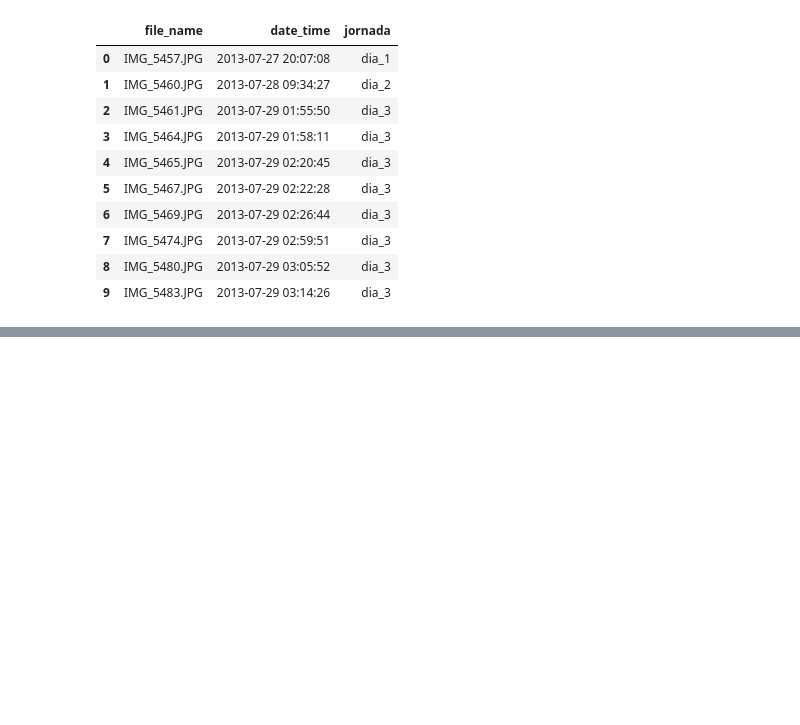
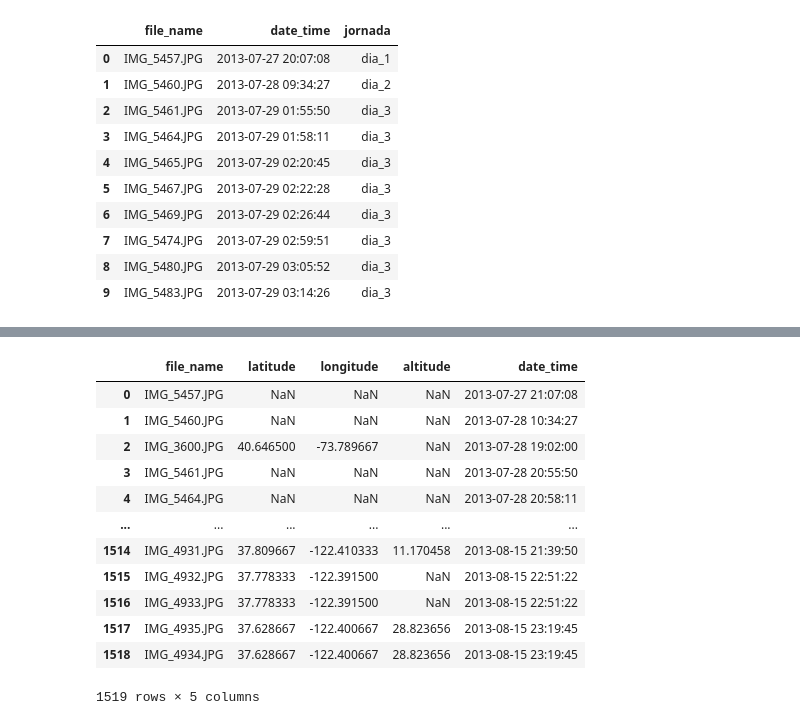
Before and after one commit to RubenMaestre/viaje_usa, a Jupyter notebook: cuadernos/cuaderno_1.ipynb, the cells around one changed output, grey strips where cells are left out. Cells and saved outputs as stored; diff of their text form; code cells hidden in the pictures; blank space fills up the shorter version.

```diff
--- a/cuadernos/cuaderno_1.ipynb
+++ b/cuadernos/cuaderno_1.ipynb
@@ -201,0 +223,6 @@ conteo_jornadas_df
+# %%
+# Convertir la columna date_time de df_1 a tipo datetime
+df_1['date_time'] = pd.to_datetime(df_1['date_time'], format='%Y:%m:%d %H:%M:%S', errors='coerce')
+
+# Convertir la columna date_time de df_2 a tipo datetime
+df_2['date_time'] = pd.to_datetime(df_2['date_time'], format='%Y:%m:%d %H:%M:%S', errors='coerce')
@@ -201,0 +306,19 @@ conteo_jornadas_df
+# %%
+# Ordenar el DataFrame por la columna date_time de menor a mayor
+df_unido = df_unido.sort_values(by='date_time').reset_index(drop=True)
+
+df_unido
+# %% [output]
+|  | file_name | latitude | longitude | altitude | date_time |
+| 0 | IMG_5457.JPG | NaN | NaN | NaN | 2013-07-27 21:07:08 |
+| 1 | IMG_5460.JPG | NaN | NaN | NaN | 2013-07-28 10:34:27 |
+| 2 | IMG_3600.JPG | 40.646500 | -73.789667 | NaN | 2013-07-28 19:02:00 |
+| 3 | IMG_5461.JPG | NaN | NaN | NaN | 2013-07-28 20:55:50 |
+| 4 | IMG_5464.JPG | NaN | NaN | NaN | 2013-07-28 20:58:11 |
+| ... | ... | ... | ... | ... | ... |
+| 1514 | IMG_4931.JPG | 37.809667 | -122.410333 | 11.170458 | 2013-08-15 21:39:50 |
+| 1515 | IMG_4932.JPG | 37.778333 | -122.391500 | NaN | 2013-08-15 22:51:22 |
+| 1516 | IMG_4933.JPG | 37.778333 | -122.391500 | NaN | 2013-08-15 22:51:22 |
+| 1517 | IMG_4935.JPG | 37.628667 | -122.400667 | 28.823656 | 2013-08-15 23:19:45 |
+| 1518 | IMG_4934.JPG | 37.628667 | -122.400667 | 28.823656 | 2013-08-15 23:19:45 |
+1519 rows × 5 columns
```
Also changed, not shown: parts of 17 cells of this notebook, 4 other files.
